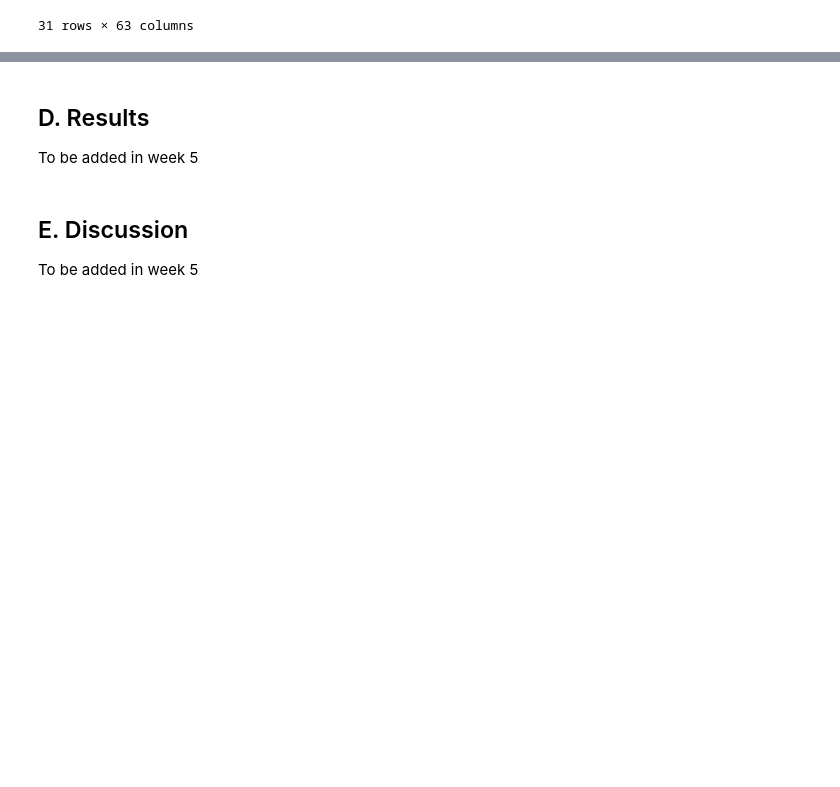
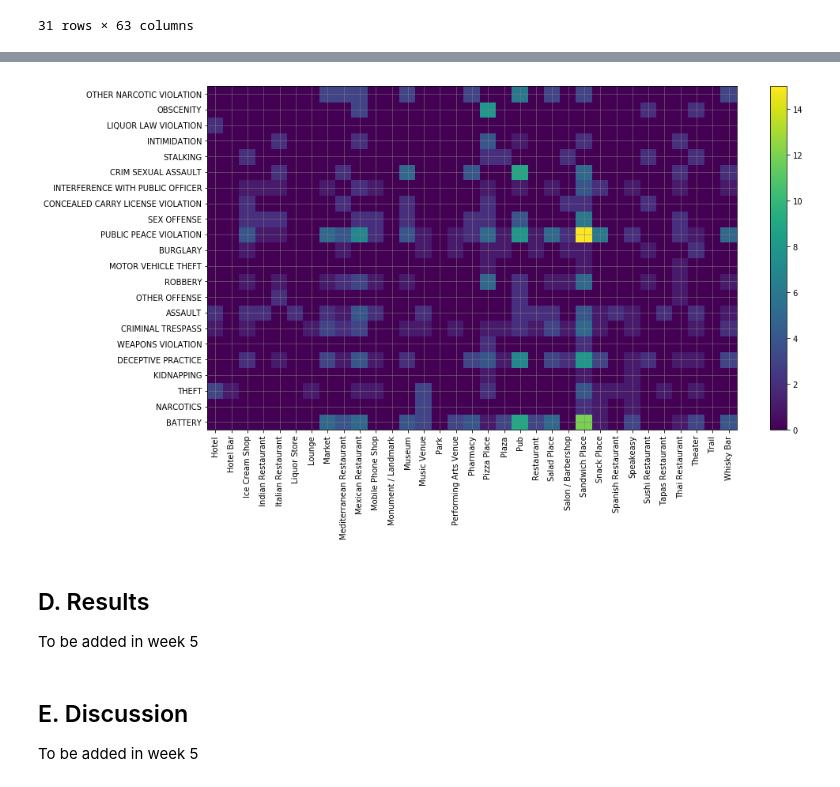
Before and after one commit to gnz5/Capstone-Project, a Jupyter notebook: Final Project.ipynb, the cells around one changed output, grey strips where cells are left out. Saved outputs shown, nothing was run; the diff lists cells and outputs as text; code cells hidden in the pictures; blank space fills up the shorter version.

```diff
--- a/Final Project.ipynb
+++ b/Final Project.ipynb
@@ -258,3 +266,16 @@ crime_by_venue
+# %%
+# color map of the right half
+fig = plt.figure(figsize=(15, 8))
+
+num_rows, num_columns = crime_by_venue_righthalf.shape
+plt.pcolor(crime_by_venue_righthalf)
+plt.yticks(np.arange(0.5, num_rows, 1), crime_by_venue_righthalf.index)
+plt.xticks(np.arange(0.5, num_columns, 1), crime_by_venue_righthalf.columns, rotation=90)
+plt.colorbar(orientation='vertical')
+plt.grid(color='grey', linestyle='-', linewidth=0.5)
+plt.show()
+# %% [output]
+[figure, added]
 # %% [markdown]
 ##  D. Results <a name="results"></a>
 
```
Also changed, not shown: parts of 8 cells of this notebook.
